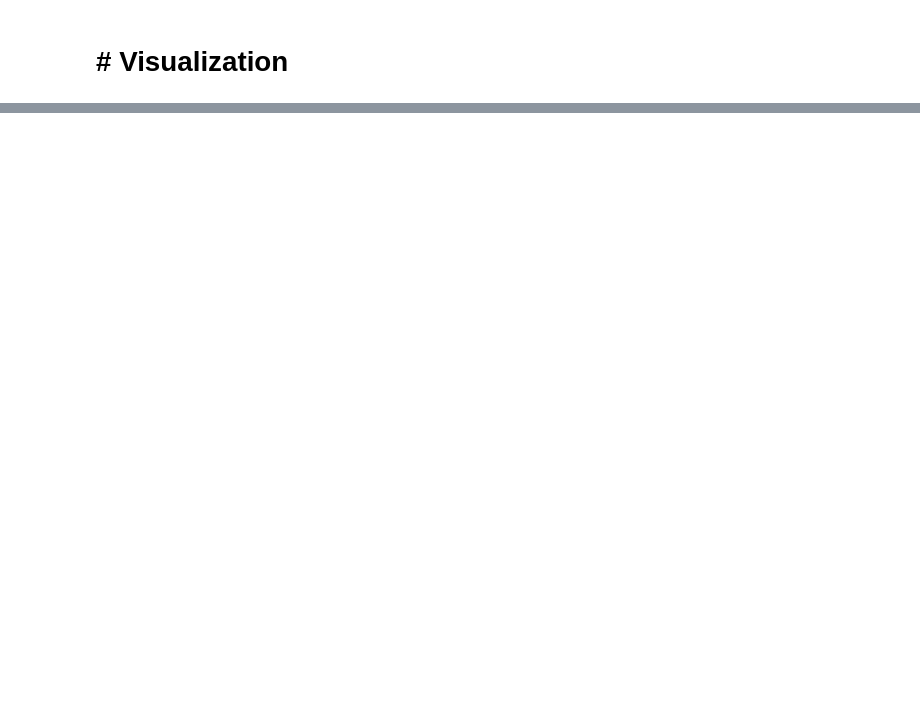
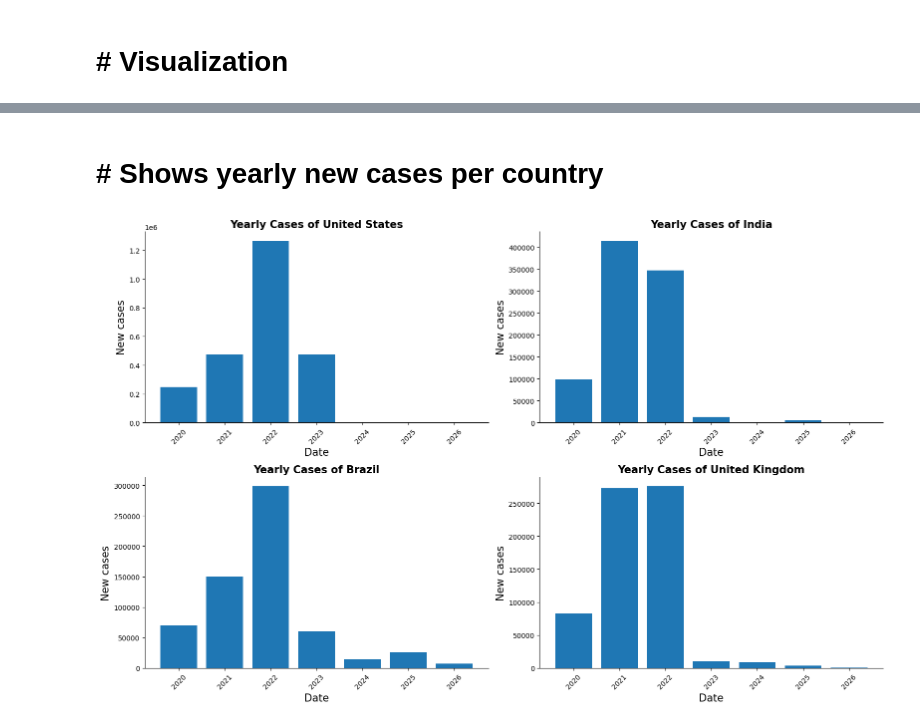
Before and after one commit to CoderAalok/Python_Libraries, a Jupyter notebook: Projects/COVID_19_data_dashboard.ipynb, the cells around one changed output, grey strips where cells are left out. Saved outputs shown, nothing was run; the diff lists cells and outputs as text; code cells hidden in the pictures; blank space fills up the shorter version.

```diff
--- a/Projects/COVID_19_data_dashboard.ipynb
+++ b/Projects/COVID_19_data_dashboard.ipynb
@@ -82,0 +50,18 @@ df
+# %%
+"""Calculate percentage of deaths per year"""
+df['years'] = df.date.dt.year
+total_deaths_per_year = df.groupby(df['years']).total_deaths.sum()
+pct_deaths_per_year = round((total_deaths_per_year / df.total_deaths.sum())  * 100, 3)
+
+
+"""Monthly aggregate"""
+df["month"] = df.date.dt.to_period("M")
+monthly = df.groupby(["country", "month"]).new_cases.sum()
+
+
+"""Calculate death rate"""
+df["death_rate"] = (df.total_deaths / df.total_cases) * 100
+
+
+"""Average of death rate """
+yearly_death_rate = df.groupby(["country", "years"])["death_rate"].mean().reset_index()
@@ -113,0 +160,18 @@ plt.show()
+# %% [markdown]
+# # Shows yearly new cases per country
+# %%
+fig, axes = plt.subplots(2, 2, figsize=(16, 10))
+plt.tight_layout(pad=6.5)
+
+for ax, country in zip(axes.flatten(), countries):
+    country_df = df[df["country"] == country]
+    ax.bar(country_df.years.astype(str), country_df.new_cases)
+    ax.set_xlabel("Date", fontsize=15)
+    ax.set_ylabel("New cases", fontsize=15)
+    ax.set_title(f"Yearly Cases of {country}", fontsize=15, fontweight='bold')
+    ax.tick_params(axis='x', rotation=45)
+    ax.spines[["top", "right"]].set_visible(False)
+
+plt.tight_layout()
+# %% [output]
+[figure, added]
```
Also changed, not shown: parts of 12 cells of this notebook.
